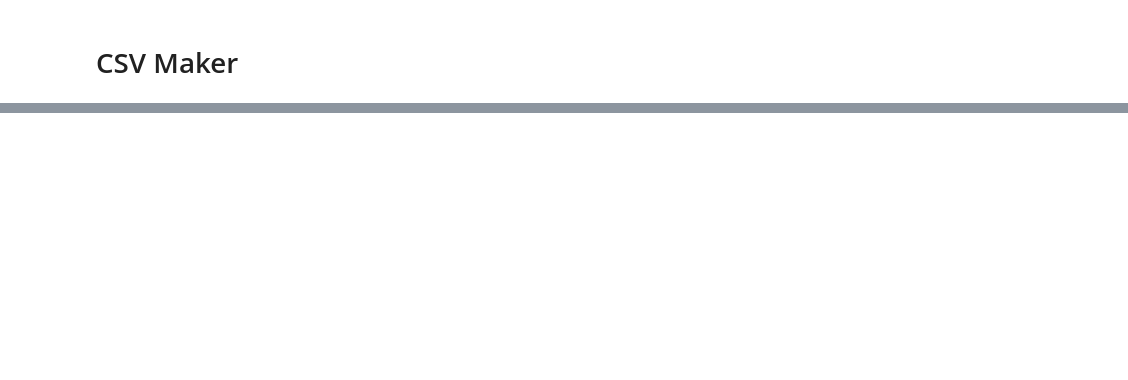
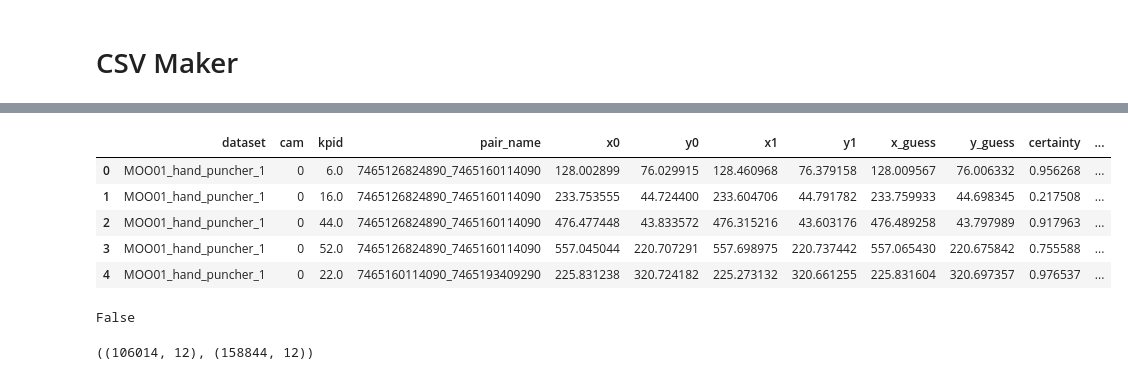
Before and after one commit to pranav-ap/keypoint_matcher, a Jupyter notebook: prep_csv_files.ipynb, the cells around one changed output, grey strips where cells are left out. Cells and saved outputs as stored; diff of their text form; code cells hidden in the pictures; blank space fills up the shorter version.

```diff
--- a/prep_csv_files.ipynb
+++ b/prep_csv_files.ipynb
@@ -68,0 +89,26 @@ Done!
+# %%
+import pandas as pd
+
+csv_path = "/home/stud/ath/ath_ws/datasets/match_april/32/train.csv"
+df = pd.read_csv(csv_path)
+
+# df[df["valid"] == False].head()
+
+df.head()
+# %% [output]
+|  | dataset | cam | kpid | pair_name | x0 | y0 | x1 | y1 | x_guess | y_guess | certainty | ... |
+| 0 | MOO01_hand_puncher_1 | 0 | 6.0 | 7465126824890_7465160114090 | 128.002899 | 76.029915 | 128.460968 | 76.379158 | 128.009567 | 76.006332 | 0.956268 | ... |
+| 1 | MOO01_hand_puncher_1 | 0 | 16.0 | 7465126824890_7465160114090 | 233.753555 | 44.724400 | 233.604706 | 44.791782 | 233.759933 | 44.698345 | 0.217508 | ... |
+| 2 | MOO01_hand_puncher_1 | 0 | 44.0 | 7465126824890_7465160114090 | 476.477448 | 43.833572 | 476.315216 | 43.603176 | 476.489258 | 43.797989 | 0.917963 | ... |
+| 3 | MOO01_hand_puncher_1 | 0 | 52.0 | 7465126824890_7465160114090 | 557.045044 | 220.707291 | 557.698975 | 220.737442 | 557.065430 | 220.675842 | 0.755588 | ... |
+| 4 | MOO01_hand_puncher_1 | 0 | 22.0 | 7465160114090_7465193409290 | 225.831238 | 320.724182 | 225.273132 | 320.661255 | 225.831604 | 320.697357 | 0.976537 | ... |
+# %%
+nan_exists = df.isnull().values.any()
+nan_exists
+# %% [output]
+False
+# %%
+conf_threhold = 0.25
+df[df['certainty'] > conf_threhold].shape, df[df['certainty'] <= conf_threhold].shape
+# %% [output]
+((106014, 12), (158844, 12))
```
Also changed, not shown: parts of 3 cells of this notebook, 8 other files.
